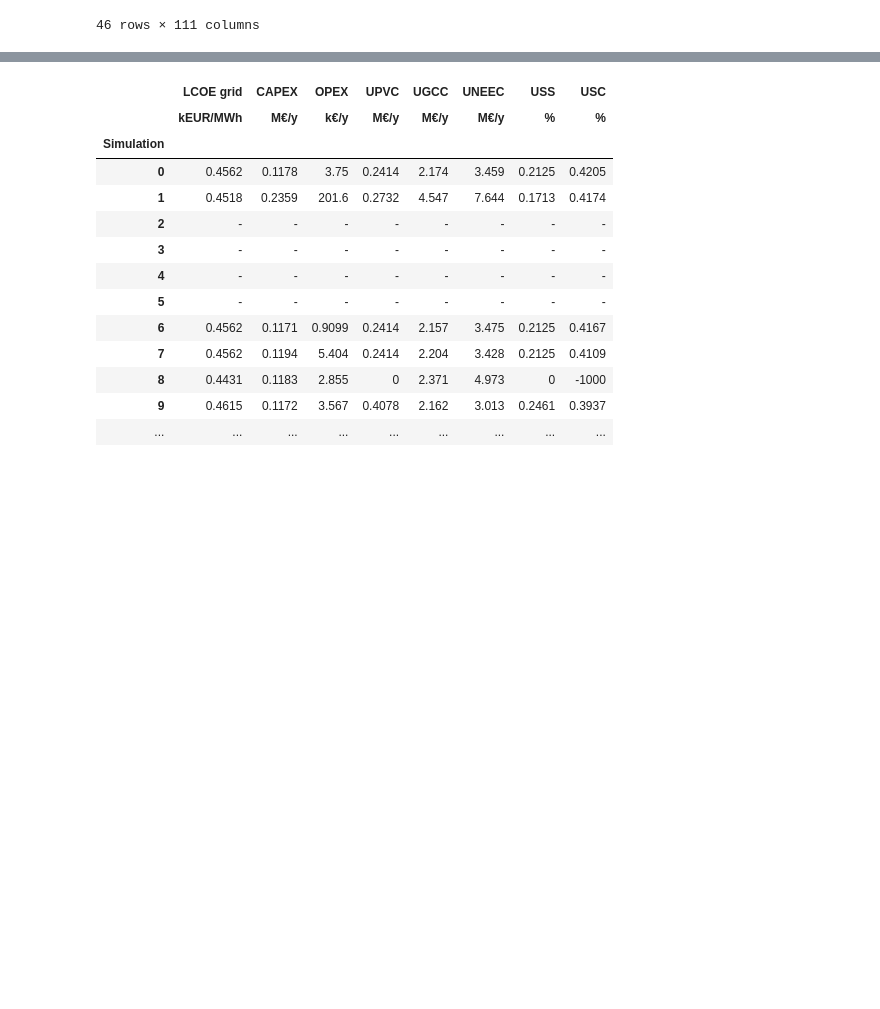
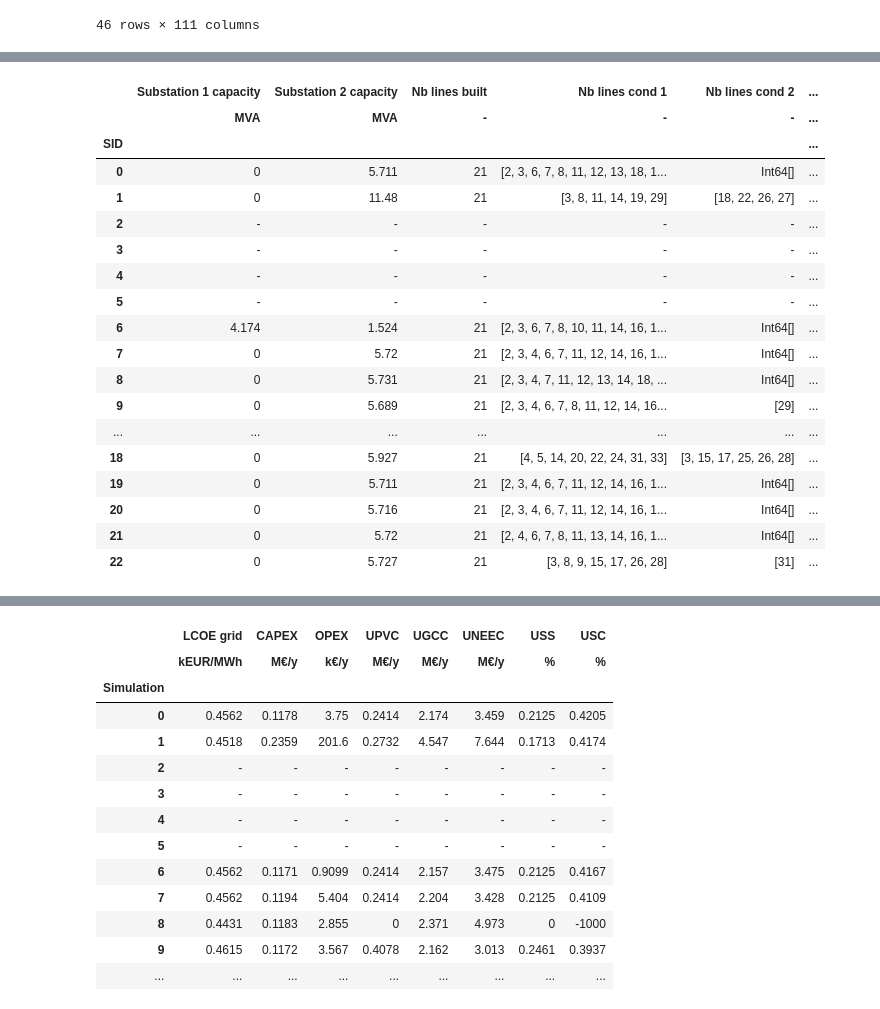
Before and after one commit to ManCornet/MasterThesis, a Jupyter notebook: process_simulations.ipynb, the cells around one changed output, grey strips where cells are left out. Cells and saved outputs as stored; diff of their text form; code cells hidden in the pictures; blank space fills up the shorter version.

Commit message:
update process of the results

```diff
--- a/process_simulations.ipynb
+++ b/process_simulations.ipynb
@@ -425,0 +383,32 @@ def stackBarPlot(df_violation: pd.DataFrame,
+# %%
+# Network results for all 3 radiality constraints
+# Highlight in the tab the results that are chosen with the best MIP GAP
+network_results_single   = results_tab[key_network_KPIs].iloc[0:23,:].copy(deep=True).reset_index(drop=True)
+network_results_multi    = results_tab[key_network_KPIs].iloc[23:46,:].copy(deep=True).reset_index(drop=True)
+
+network_results_spanning = results_tab[key_network_KPIs].iloc[46:69,:].copy(deep=True).reset_index(drop=True)
+
+network_results_comparison = pd.concat([network_results_single, network_results_multi], axis=1)
+
+display(network_results_comparison.rename_axis("SID"))
+#print(network_results_comparison.rename_axis("SID").to_latex())
+# %% [output]
+|  | Substation 1 capacity | Substation 2 capacity | Nb lines built | Nb lines cond 1 | Nb lines cond 2 | ... |
+|  | MVA | MVA | - | - | - | ... |
+| SID |  |  |  |  |  | ... |
+| 0 | 0 | 5.711 | 21 | [2, 3, 6, 7, 8, 11, 12, 13, 18, 1... | Int64[] | ... |
+| 1 | 0 | 11.48 | 21 | [3, 8, 11, 14, 19, 29] | [18, 22, 26, 27] | ... |
+| 2 | - | - | - | - | - | ... |
+| 3 | - | - | - | - | - | ... |
+| 4 | - | - | - | - | - | ... |
+| 5 | - | - | - | - | - | ... |
+| 6 | 4.174 | 1.524 | 21 | [2, 3, 6, 7, 8, 10, 11, 14, 16, 1... | Int64[] | ... |
+| 7 | 0 | 5.72 | 21 | [2, 3, 4, 6, 7, 11, 12, 14, 16, 1... | Int64[] | ... |
+| 8 | 0 | 5.731 | 21 | [2, 3, 4, 7, 11, 12, 13, 14, 18, ... | Int64[] | ... |
+| 9 | 0 | 5.689 | 21 | [2, 3, 4, 6, 7, 8, 11, 12, 14, 16... | [29] | ... |
+| ... | ... | ... | ... | ... | ... | ... |
+| 18 | 0 | 5.927 | 21 | [4, 5, 14, 20, 22, 24, 31, 33] | [3, 15, 17, 25, 26, 28] | ... |
+| 19 | 0 | 5.711 | 21 | [2, 3, 4, 6, 7, 11, 12, 14, 16, 1... | Int64[] | ... |
+| 20 | 0 | 5.716 | 21 | [2, 3, 4, 6, 7, 11, 12, 14, 16, 1... | Int64[] | ... |
+| 21 | 0 | 5.72 | 21 | [2, 4, 6, 7, 8, 11, 13, 14, 16, 1... | Int64[] | ... |
+| 22 | 0 | 5.727 | 21 | [3, 8, 9, 15, 17, 26, 28] | [31] | ... |
```
Also changed, not shown: parts of 17 cells of this notebook, 1 other file.
